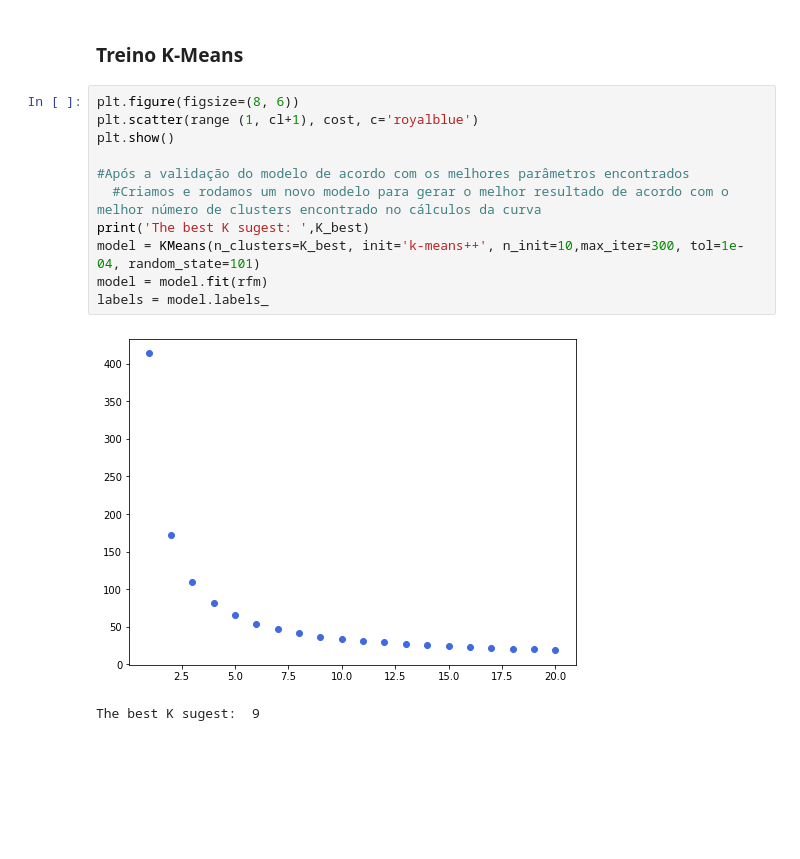
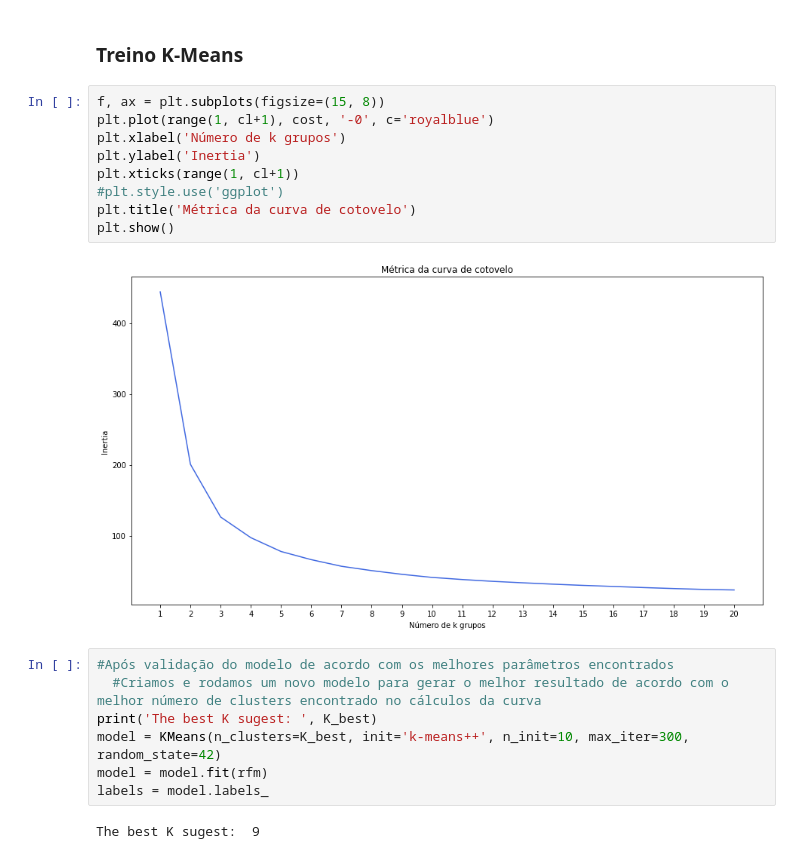
Before and after one commit to wander-asb/Customer_Segmentation, a Jupyter notebook: Segmentação_de_consumidores.ipynb, the cells around one changed output. Drawn from its saved outputs; the diff is of its cells as text; blank space fills up the shorter version.

```diff
--- a/Segmentação_de_consumidores.ipynb
+++ b/Segmentação_de_consumidores.ipynb
@@ -308,19 +246,25 @@ for k in range (1, cl+1):
     anterior = interia
 # %% [markdown]
 ### Treino K-Means
+# %%
+f, ax = plt.subplots(figsize=(15, 8))
+plt.plot(range(1, cl+1), cost, '-0', c='royalblue')
+plt.xlabel('Número de k grupos')
+plt.ylabel('Inertia')
+plt.xticks(range(1, cl+1))
+#plt.style.use('ggplot')
+plt.title('Métrica da curva de cotovelo')
+plt.show()
+# %% [output]
+[figure, added]
 # %%
-plt.figure(figsize=(8, 6))
-plt.scatter(range (1, cl+1), cost, c='royalblue')
-plt.show()
-
-#Após a validação do modelo de acordo com os melhores parâmetros encontrados
+#Após validação do modelo de acordo com os melhores parâmetros encontrados
   #Criamos e rodamos um novo modelo para gerar o melhor resultado de acordo com o melhor número de clusters encontrado no cálculos da curva
-print('The best K sugest: ',K_best)
-model = KMeans(n_clusters=K_best, init='k-means++', n_init=10,max_iter=300, tol=1e-04, random_state=101)
+print('The best K sugest: ', K_best)
+model = KMeans(n_clusters=K_best, init='k-means++', n_init=10, max_iter=300, random_state=42)
 model = model.fit(rfm)
 labels = model.labels_
 # %% [output]
-[figure, removed]
 The best K sugest:  9
 # %%
 fig = plt.figure(figsize=(20,5))
```
Also changed, not shown: parts of 26 cells of this notebook.
